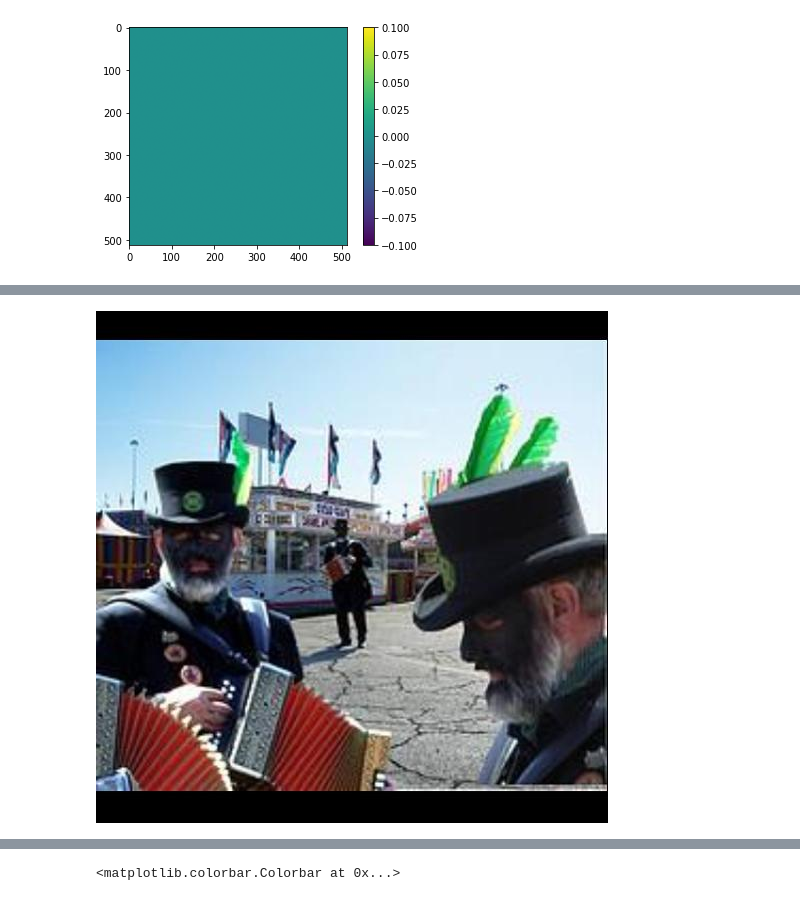
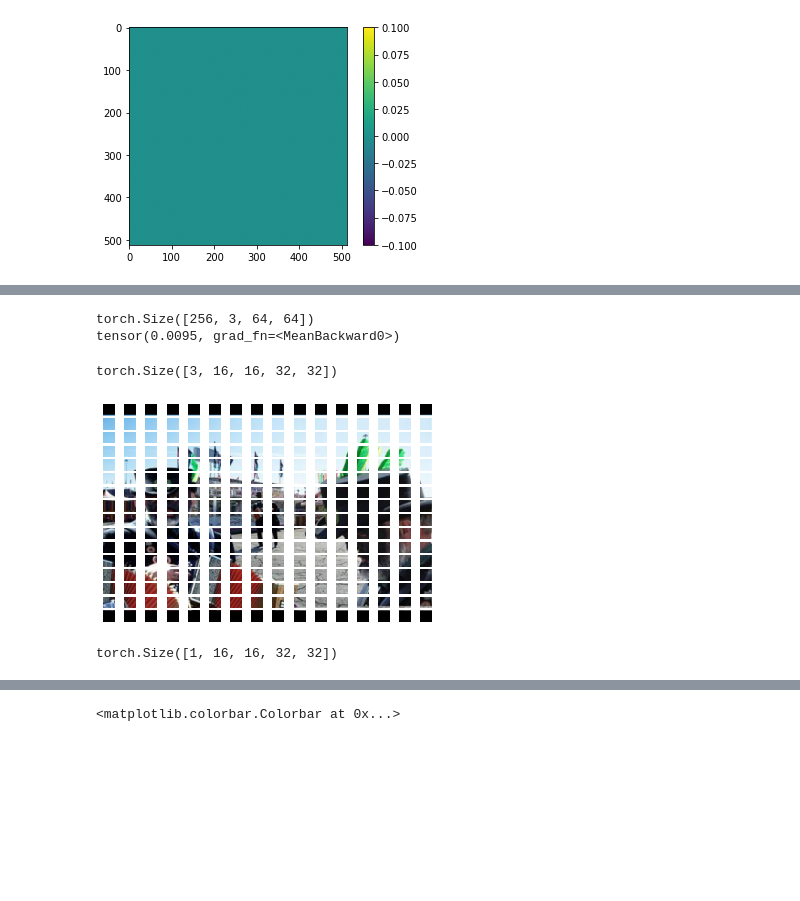
Before and after one commit to john12458/InpaintDeformBackground, a Jupyter notebook: warp.ipynb, the cells around one changed output, grey strips where cells are left out. Saved outputs shown, nothing was run; the diff lists cells and outputs as text; code cells hidden in the pictures; blank space fills up the shorter version.

```diff
--- a/warp.ipynb
+++ b/warp.ipynb
@@ -1569,3 +1566,11 @@ plt.colorbar()
 # %% [output]
 <matplotlib.colorbar.Colorbar at 0x...>
 [figure]
+# %%
+import lpips
+loss_fn_alex = lpips.LPIPS(net='alex')
+basic_transform = transforms.Compose(
+[
+        transforms.ToTensor(),
+        transforms.Normalize((0., 0., 0.), (1., 1., 1.))
+])
@@ -1572,4 +1580,3 @@ plt.colorbar()
 # %%
-origin_img
+warpped_tensor = basic_transform(warpped_img)
+origin_tensor = basic_transform(origin_img)
-# %% [output]
-[figure, removed]
@@ -1575,0 +1589,50 @@ origin_img
+# %%
+wp = extract_to_patches(warpped_tensor.unsqueeze(0),k_size=image_size[0]//16)
+op = extract_to_patches(origin_tensor.unsqueeze(0),k_size = image_size[0]//16)
+wp = torchvision.transforms.functional.resize(wp,size=(64,64))
+op = torchvision.transforms.functional.resize(op,size=(64,64))
+print(wp.shape)
+d = loss_fn_alex(wp, op)
+print(d.mean())
+# %% [output]
+torch.Size([256, 3, 64, 64])
+tensor(0.0095, grad_fn=<MeanBackward0>)
+# %%
+from torchvision.transforms.functional import to_pil_image
+NUM_SIZE = 16
+PATCH_SIZE = k_size=image_size[0]//NUM_SIZE
+patches = warpped_tensor.unfold(1, PATCH_SIZE, PATCH_SIZE).unfold(2, PATCH_SIZE, PATCH_SIZE)
+print(patches.shape)
+fig, ax = plt.subplots(NUM_SIZE, NUM_SIZE)
+for i in range(NUM_SIZE):
+    for j in range(NUM_SIZE):
+        sub_img = patches[:, i, j]
+        ax[i][j].imshow(to_pil_image(sub_img))
+        ax[i][j].axis('off')
+# %% [output]
+torch.Size([3, 16, 16, 32, 32])
+[figure, added]
+# %%
+mask = torch.from_numpy(np.linalg.norm(neighbor_warpped_delta_grid, axis=2)).unsqueeze(0)
+min_max_norm_f = lambda x : (x - x.min()) / (x.max() - x.min())
+mask = min_max_norm_f(mask)
+mask[mask<0.2] = 0
+from torchvision.transforms.functional import to_pil_image
+NUM_SIZE = 16
+PATCH_SIZE = k_size=image_size[0]//NUM_SIZE
+patches = mask.unfold(1, PATCH_SIZE, PATCH_SIZE).unfold(2, PATCH_SIZE, PATCH_SIZE)
+warpped_patches = warpped_tensor.unfold(1, PATCH_SIZE, PATCH_SIZE).unfold(2, PATCH_SIZE, PATCH_SIZE)
+origin_patches = origin_tensor.unfold(1, PATCH_SIZE, PATCH_SIZE).unfold(2, PATCH_SIZE, PATCH_SIZE)
+print(patches.shape)
+
+have_mask_list = []
+fig, ax = plt.subplots(NUM_SIZE, NUM_SIZE)
+for i in range(NUM_SIZE):
+    for j in range(NUM_SIZE):
+        sub_img = patches[:, i, j]
+        if(torch.count_nonzero(sub_img)!=0):
+            have_mask_list.append((i,j))
+        ax[i][j].imshow(to_pil_image(sub_img))
+        ax[i][j].axis('off')
+# %% [output]
+torch.Size([1, 16, 16, 32, 32])
```
Also changed, not shown: parts of 19 cells of this notebook, 16 other files.
